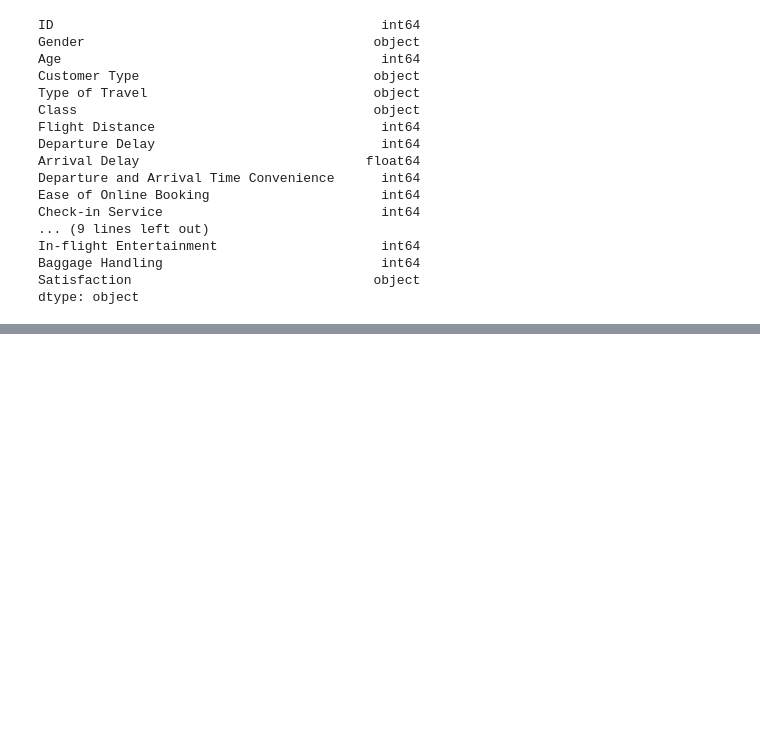
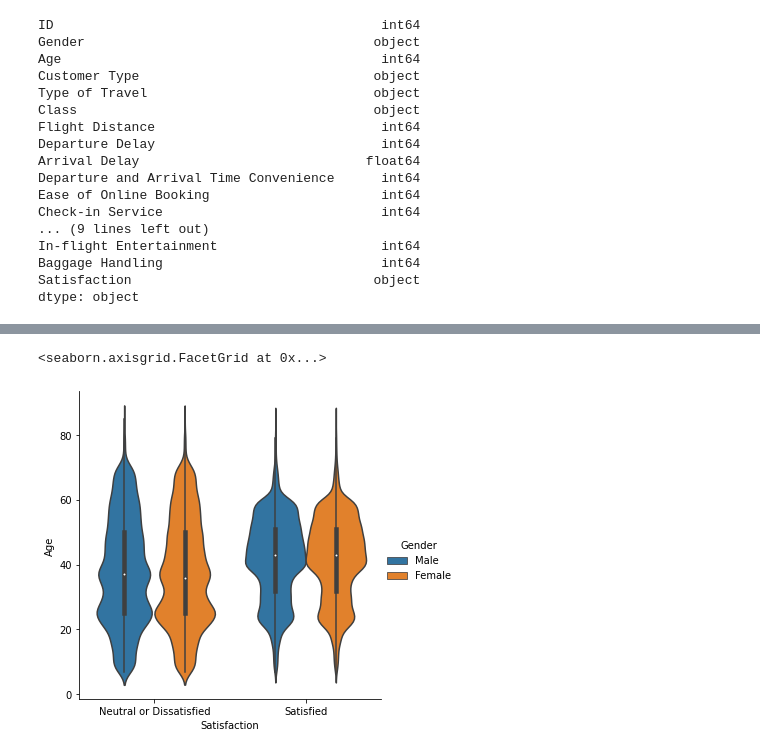
Before and after one commit to ibe-abu-chi/python_EDA, a Jupyter notebook: Airline_satisfaction.ipynb, the cells around one changed output, grey strips where cells are left out. Cells and saved outputs as stored; diff of their text form; code cells hidden in the pictures; blank space fills up the shorter version.

```diff
--- a/Airline_satisfaction.ipynb
+++ b/Airline_satisfaction.ipynb
@@ -247,0 +206,5 @@ Baggage Handling            0.1965      0.009     22.834      0.000       0.180
+# %%
+sns.catplot(y = "Age", data=df, x ='Satisfaction', hue = 'Gender', kind = 'violin')
+# %% [output]
+<seaborn.axisgrid.FacetGrid at 0x...>
+[figure, added]
```
Also changed, not shown: parts of 47 cells of this notebook.
